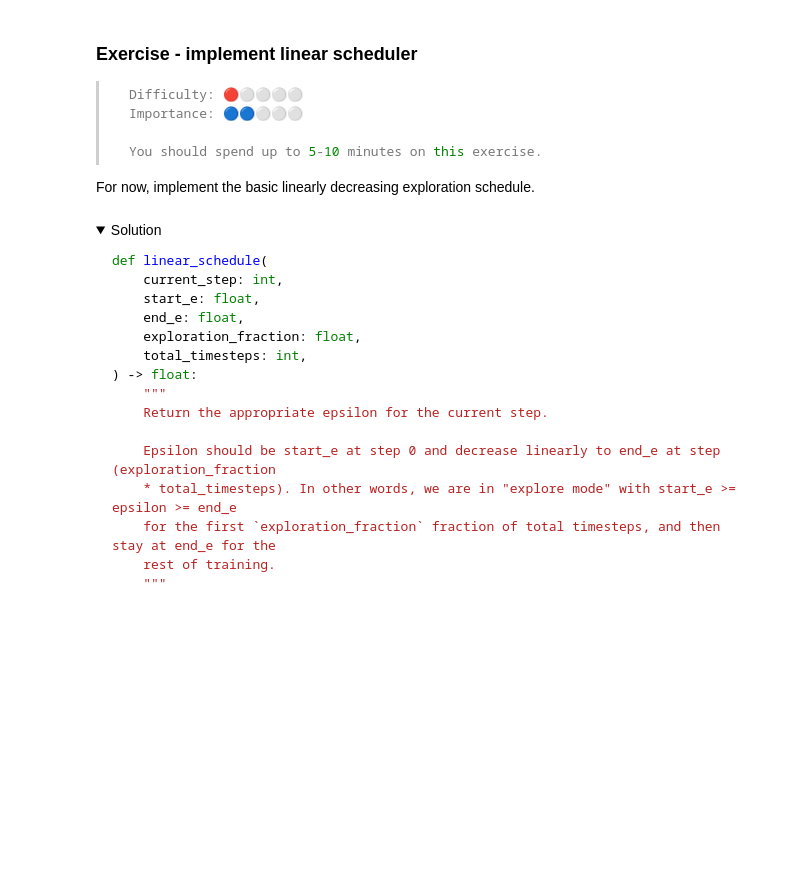
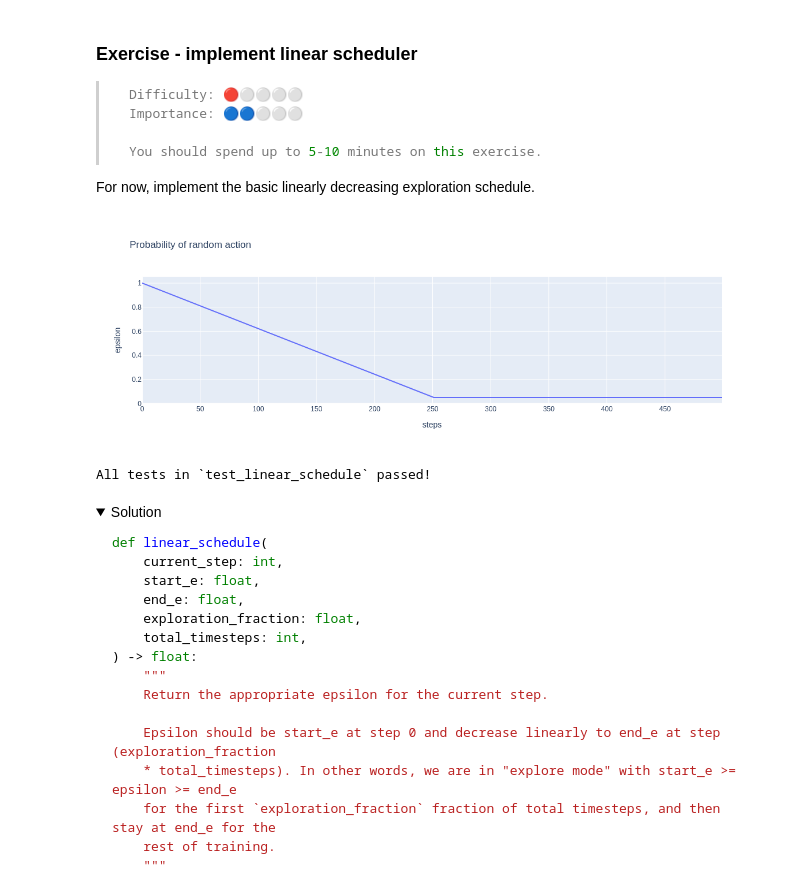
Before and after one commit to Shimin-Zhang/ARENA_Progress, a Jupyter notebook: chapter2_rl/exercises/part21_dqn/2.2.1_DQN_exercises.ipynb, the cells around one changed output. Drawn from its saved outputs; the diff is of its cells as text; code cells hidden in the pictures; folded sections open; blank space fills up the shorter version.

```diff
--- a/chapter2_rl/exercises/part21_dqn/2.2.1_DQN_exercises.ipynb
+++ b/chapter2_rl/exercises/part21_dqn/2.2.1_DQN_exercises.ipynb
@@ -609,35 +644,41 @@ For now, implement the basic linearly decreasing exploration schedule.
 # %%
 def linear_schedule(
     current_step: int,
     start_e: float,
     end_e: float,
     exploration_fraction: float,
     total_timesteps: int,
 ) -> float:
     """
     Return the appropriate epsilon for the current step.
 
     Epsilon should be start_e at step 0 and decrease linearly to end_e at step (exploration_fraction
     * total_timesteps). In other words, we are in "explore mode" with start_e >= epsilon >= end_e
     for the first `exploration_fraction` fraction of total timesteps, and then stay at end_e for the
     rest of training.
     """
-    raise NotImplementedError()
-
+    if (current_step / total_timesteps) > exploration_fraction:
+        return end_e
+    else:
+        progress = current_step / (exploration_fraction * total_timesteps)
+        return start_e - ((start_e - end_e) * progress)
 
 epsilons = [
     linear_schedule(step, start_e=1.0, end_e=0.05, exploration_fraction=0.5, total_timesteps=500)
     for step in range(500)
 ]
 line(
     epsilons,
     labels={"x": "steps", "y": "epsilon"},
     title="Probability of random action",
     height=400,
     width=600,
 )
 
 tests.test_linear_schedule(linear_schedule)
+# %% [output]
+[figure, added]
+All tests in `test_linear_schedule` passed!
 # %% [markdown]
 <details><summary>Solution</summary>
 
```
Also changed, not shown: parts of 4 cells of this notebook.
